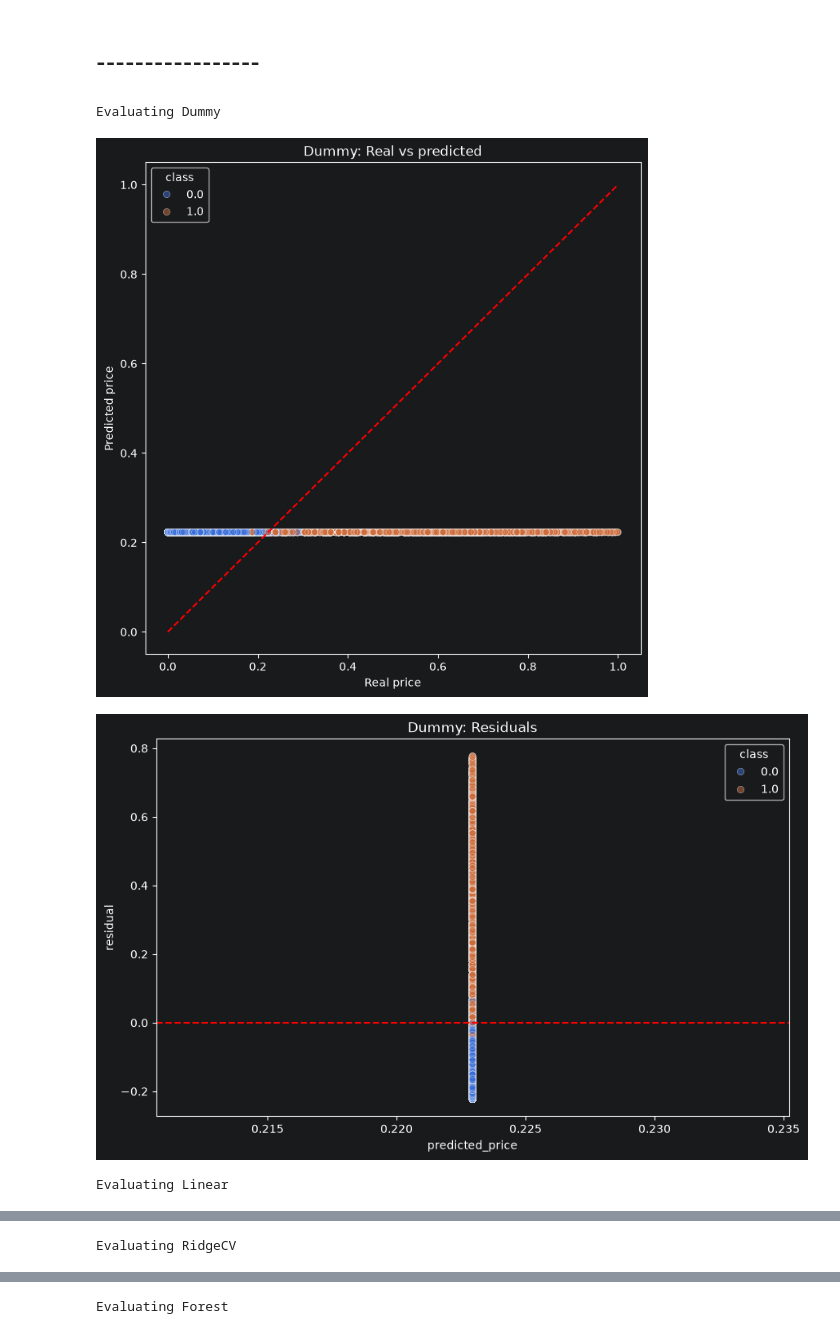
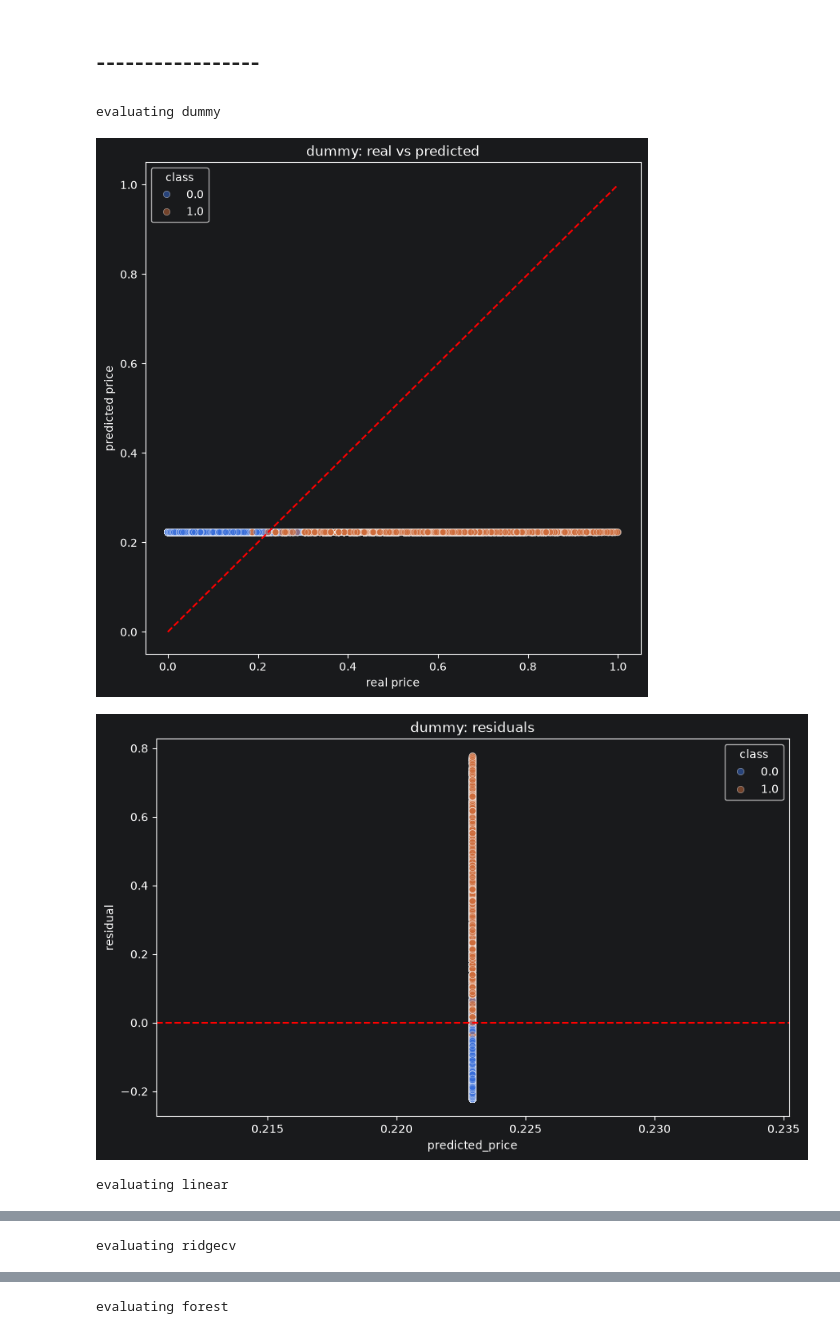
Before and after one commit to Aymanemjj/ml_plane_ticket_pridection, a Jupyter notebook: notebooks/main.ipynb, the cells around one changed output, grey strips where cells are left out. Cells and saved outputs as stored; diff of their text form; code cells hidden in the pictures.

```diff
--- a/notebooks/main.ipynb
+++ b/notebooks/main.ipynb
@@ -318,7 +344,7 @@ print(RidgeCV.alpha_)
 1.0
 # %%
 from sklearn.ensemble import RandomForestRegressor
-Forest = RandomForestRegressor(n_estimators=50, random_state=42)
-Forest.fit(x_train, y_train)
+forest = RandomForestRegressor(n_estimators=50, random_state=42)
+forest.fit(x_train, y_train)
 # %% [output]
 RandomForestRegressor(n_estimators=50, random_state=42)
@@ -401,24 +469,22 @@ def plot_model(name, model, x_test, y_test):
     })
     comparison["residual"] = comparison["real_price"] - comparison["predicted_price"]
 
-    # Real vs predicted
     plt.figure(figsize=(8, 8))
     sns.scatterplot(data=comparison, x="real_price", y="predicted_price",
                     hue="class", alpha=0.5)
     lims = [comparison[["real_price", "predicted_price"]].min().min(),
             comparison[["real_price", "predicted_price"]].max().max()]
     plt.plot(lims, lims, color="red", linestyle="--")
-    plt.xlabel("Real price")
-    plt.ylabel("Predicted price")
-    plt.title(f"{name}: Real vs predicted")
+    plt.xlabel("real price")
+    plt.ylabel("predicted price")
+    plt.title(f"{name}: real vs predicted")
     plt.show()
 
-    # Residuals
     plt.figure(figsize=(10, 6))
     sns.scatterplot(data=comparison, x="predicted_price", y="residual",
                     hue="class", alpha=0.5)
     plt.axhline(0, color="red", linestyle="--")
-    plt.title(f"{name}: Residuals")
+    plt.title(f"{name}: residuals")
     plt.show()
 
     return comparison
@@ -429,7 +495,6 @@ def evaluate(name, model):
     train_pred = model.predict(x_train)
     test_pred = model.predict(x_test)
 
-    # Cross-validation on the training set (R2, since these are regressors)
     cv = cross_val_score(model, x_train, y_train, cv=kf, scoring="r2")
 
     train_r2 = r2_score(y_train, train_pred)
@@ -437,37 +502,34 @@ def evaluate(name, model):
 
     return {
         "model": name,
-        # Results
-        "test_R2": test_r2,
-        "test_MAE": mean_absolute_error(y_test, test_pred),
-        "test_RMSE": root_mean_squared_error(y_test, test_pred),
-        # Stability
-        "cv_R2_mean": cv.mean(),
-        "cv_R2_std": cv.std(),
-        # Generalization
-        "train_R2": train_r2,
+        "test_r2": test_r2,
+        "test_mae": mean_absolute_error(y_test, test_pred),
+        "test_rmse": root_mean_squared_error(y_test, test_pred),
+        "cv_r2_mean": cv.mean(),
+        "cv_r2_std": cv.std(),
+        "train_r2": train_r2,
         "gap_train_test": train_r2 - test_r2,
     }
 # %%
 models = {
-    "Dummy": dummy,
-    "Linear": Linear,
-    "RidgeCV": RidgeCV,
-    "Forest": Forest,
+    "dummy": dummy,
+    "linear": linear,
+    "ridgecv": ridgecv,
+    "forest": forest,
 }
 
-SHOW_PLOTS = True
+show_plots = True
 
 rows = []
 for name, model in models.items():
-    print(f"Evaluating {name}")
+    print(f"evaluating {name}")
     rows.append(evaluate(name, model))
-    if SHOW_PLOTS:
+    if show_plots:
         plot_model(name, model, x_test, y_test)
 
 results = pd.DataFrame(rows).set_index("model")
 # %% [output]
-Evaluating Dummy
+evaluating dummy
-[figure, old version]
+[figure, new version]
 [figure]
-Evaluating Linear
+evaluating linear
@@ -475,2 +537,2 @@ Evaluating Linear
 [figure]
-Evaluating RidgeCV
+evaluating ridgecv
@@ -478,2 +540,2 @@ Evaluating RidgeCV
 [figure]
-Evaluating Forest
+evaluating forest
```
Also changed, not shown: parts of 30 cells of this notebook.
